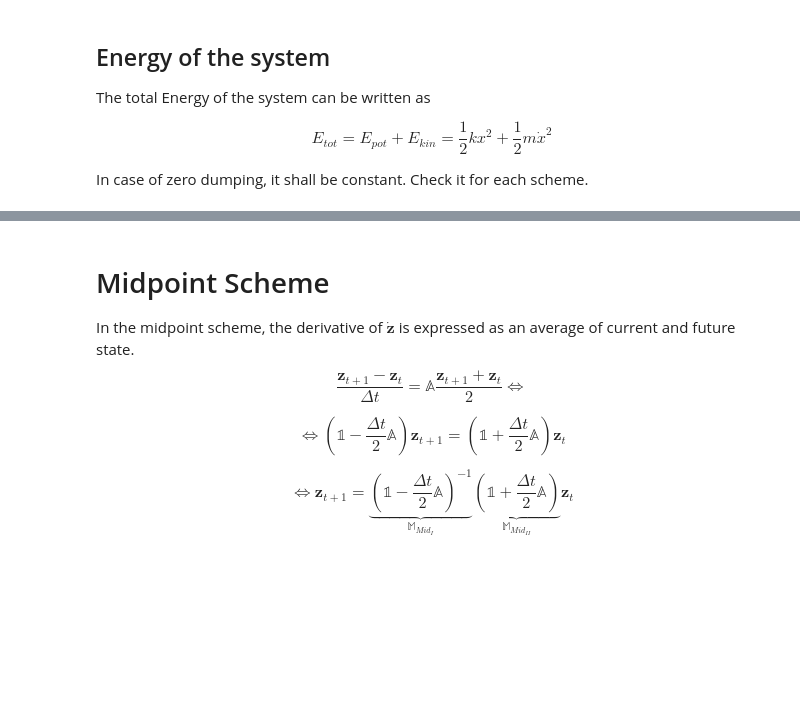
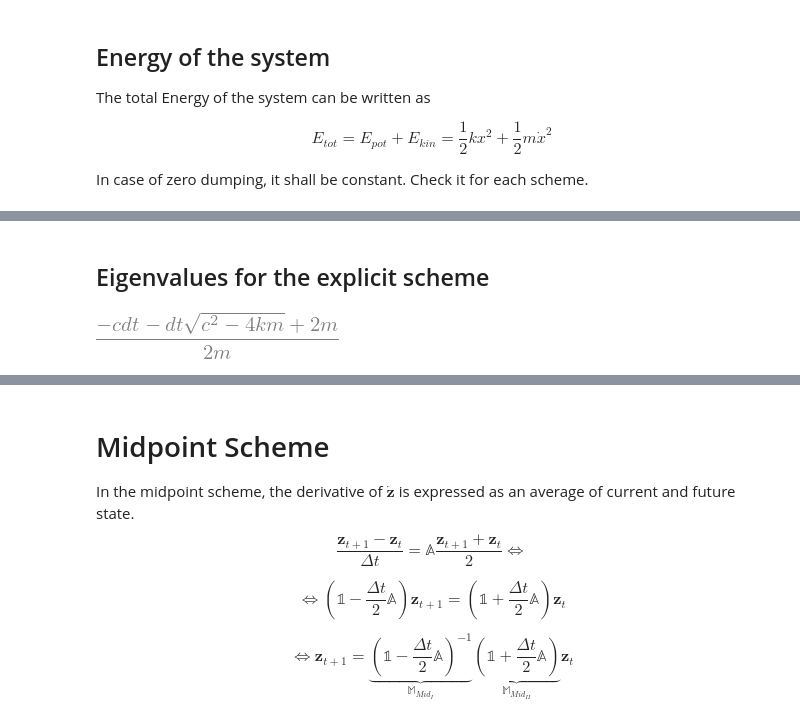
Before and after one commit to ggruszczynski/CFDPython, a Jupyter notebook: lab2_explicit_implicit_and_advection_1D/SOLUTION_explicit_vs_implicit-mass_spring_damper.ipynb, the cells around one changed output, grey strips where cells are left out. Saved outputs shown, nothing was run; the diff lists cells and outputs as text; code cells hidden in the pictures; blank space fills up the shorter version.

```diff
--- a/lab2_explicit_implicit_and_advection_1D/SOLUTION_explicit_vs_implicit-mass_spring_damper.ipynb
+++ b/lab2_explicit_implicit_and_advection_1D/SOLUTION_explicit_vs_implicit-mass_spring_damper.ipynb
@@ -138,0 +263,9 @@ import matplotlib.pyplot as plt
+# %% [markdown]
+## Eigenvalues for the explicit scheme
+# %%
+# using sympy
+M_explicit_sym =  Matrix([[1, 0], [0, 1]]) +  dt_sym*A_sym
+M_explicit_eigenvalues = M_explicit_sym.eigenvals()
+simplify(list(M_explicit_eigenvalues.keys())[0])  # there are two eigenvalues: check [0] and [1]
+# %% [output]
+[figure, added]
```
Also changed, not shown: parts of 34 cells of this notebook, 6 other files.
